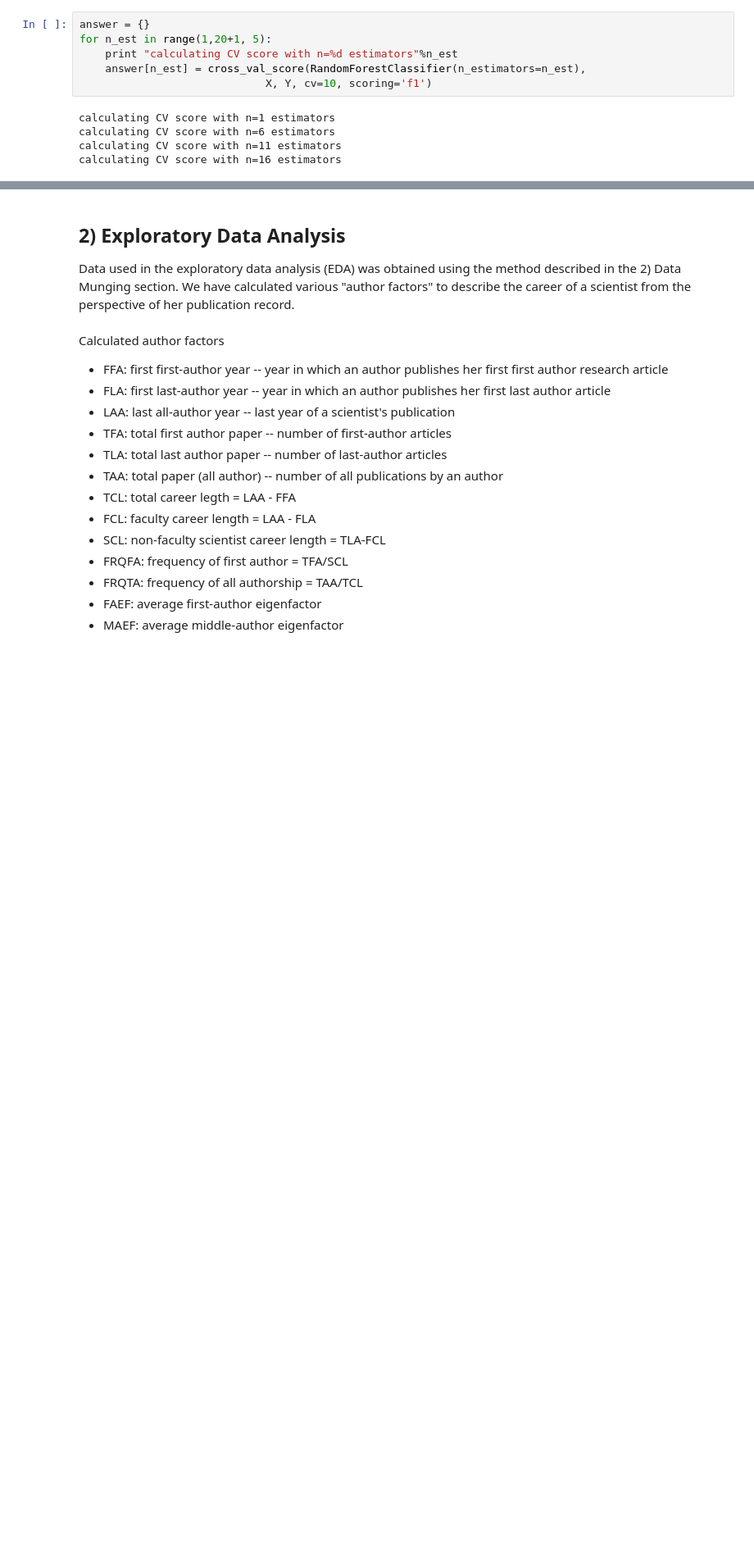
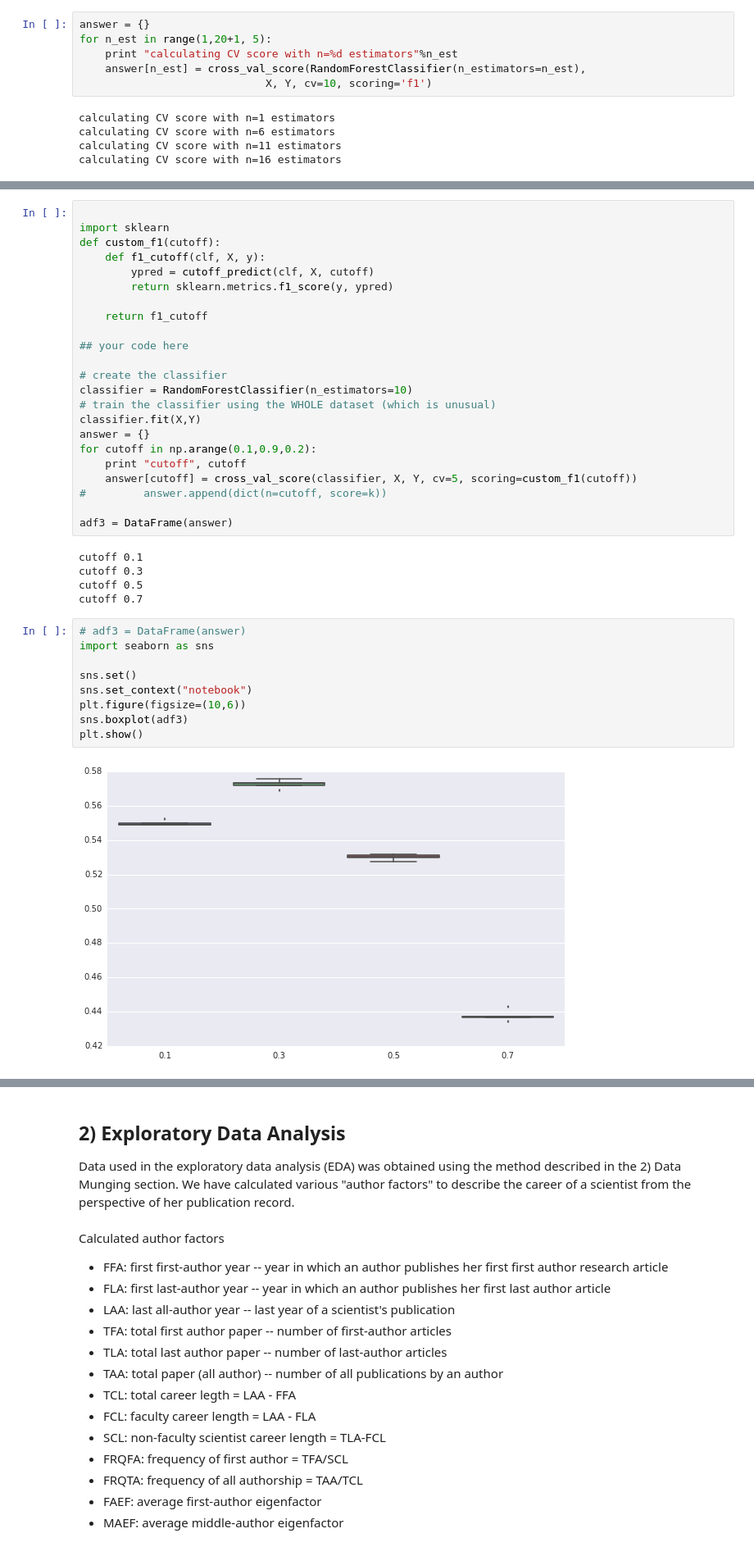
Before and after one commit to shinwachi/cs109_firstOrPerish, a Jupyter notebook: final_processbook/process_book.ipynb, the cells around one changed output, grey strips where cells are left out. Shown at 82% size. Drawn from its saved outputs; the diff is of its cells as text; blank space fills up the shorter version.

```diff
--- a/final_processbook/process_book.ipynb
+++ b/final_processbook/process_book.ipynb
@@ -186,0 +247,39 @@ sns.boxplot(adf2)
+# %%
+
+import sklearn
+def custom_f1(cutoff):
+    def f1_cutoff(clf, X, y):
+        ypred = cutoff_predict(clf, X, cutoff)
+        return sklearn.metrics.f1_score(y, ypred)
+
+    return f1_cutoff
+
+## your code here
+
+# create the classifier
+classifier = RandomForestClassifier(n_estimators=10)
+# train the classifier using the WHOLE dataset (which is unusual)
+classifier.fit(X,Y)
+answer = {}
+for cutoff in np.arange(0.1,0.9,0.2):
+    print "cutoff", cutoff
+    answer[cutoff] = cross_val_score(classifier, X, Y, cv=5, scoring=custom_f1(cutoff))
+#         answer.append(dict(n=cutoff, score=k))
+
+adf3 = DataFrame(answer)
+# %% [output]
+cutoff 0.1
+cutoff 0.3
+cutoff 0.5
+cutoff 0.7
+# %%
+# adf3 = DataFrame(answer)
+import seaborn as sns
+
+sns.set()
+sns.set_context("notebook")
+plt.figure(figsize=(10,6))
+sns.boxplot(adf3)
+plt.show()
+# %% [output]
+[figure, added]
```
Also changed, not shown: parts of 28 cells of this notebook.
